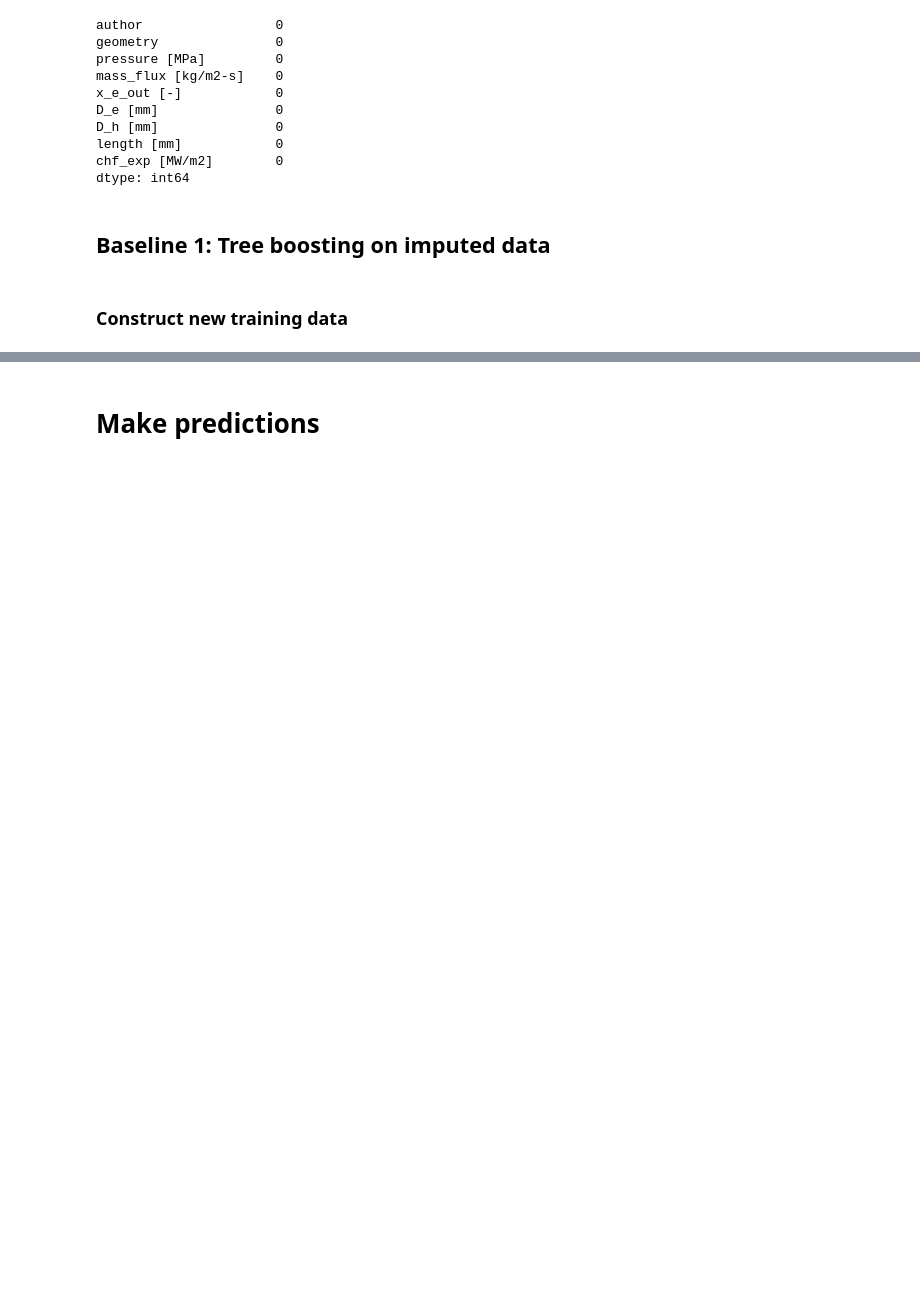
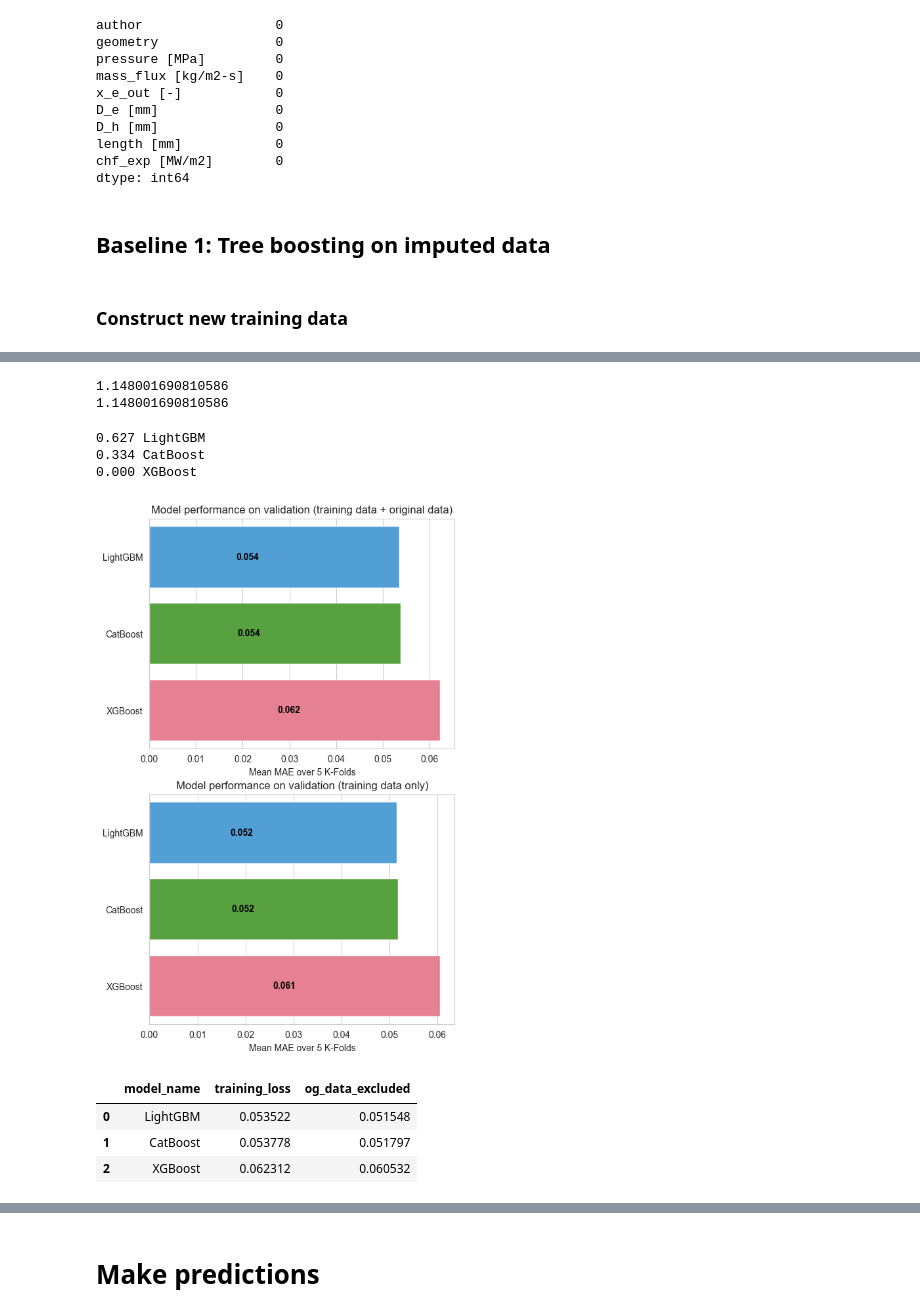
Before and after one commit to mnokno/FeatureImputationHeatFluxDataset, a Jupyter notebook: FeatureImputationHeatFluxDataset/src/FeatureImputationHeatFluxDataset.ipynb, the cells around one changed output, grey strips where cells are left out. Cells and saved outputs as stored; diff of their text form; code cells hidden in the pictures; blank space fills up the shorter version.

Commit message:
created optimized ensemble

```diff
--- a/FeatureImputationHeatFluxDataset/src/FeatureImputationHeatFluxDataset.ipynb
+++ b/FeatureImputationHeatFluxDataset/src/FeatureImputationHeatFluxDataset.ipynb
@@ -458,5 +526,3 @@ def train(model_type):
         print(f'Fold {fold} loss: {loss}')
     print(f'Mean loss: {np.array(losses).mean()}')
     return losses, pipelines, idx_vls
-# %%
-losses, pipelines, eval_sets = train('LightGBM')
@@ -494,0 +529,2 @@ Mean loss: 0.05359172366198833
+# %%
+supported_models = ['LightGBM', 'CatBoost', 'XGBoost']
@@ -494,0 +597,76 @@ Mean loss: 0.05359172366198833
+# %%
+# Set initial weights
+model_weights = np.array([0.5, 0.2, 0.1, 0, 0, 0, 0, 0.1, 0, 0, 0])
+# Define the optimization bounds
+bounds = [(0, 1)] * len(model_weights)
+
+# Define the optimization function
+res = minimize(eval_assembly_on_validation, model_weights, method='nelder-mead', bounds=bounds)
+# Print the optimized weights
+optimal_model_weights = res.x
+print(optimal_model_weights.sum())
+#optimal_model_weights = optimal_model_weights / np.sum(optimal_model_weights, axis=0, keepdims=True)
+print(optimal_model_weights.sum())
+# %% [output]
+1.148001690810586
+1.148001690810586
+# %%
+df_optimal_model_weights = {'model_name': [], 'weight': []}
+for i in range(len(model_predictions_on_validation['model_name'])):
+    df_optimal_model_weights['model_name'].append(model_predictions_on_validation['model_name'][i])
+    df_optimal_model_weights['weight'].append(optimal_model_weights[i])
+    print(f"{optimal_model_weights[i]:.3f} {model_predictions_on_validation['model_name'][i]}")
+df_optimal_model_weights = pd.DataFrame(df_optimal_model_weights)
+# %% [output]
+0.627 LightGBM
+0.334 CatBoost
+0.000 XGBoost
+# %%
+performance_data = {'model_name': [], 'training_loss': [], 'og_data_excluded': []}
+def get_loss(pipelines, eval_sets_idx):
+    losses = []
+
+    for pipeline, eval_set in zip(pipelines, eval_sets_idx):
+        dev = df_train.iloc[eval_set[eval_set < 15281]]
+        X_dev = dev.drop('x_e_out', axis=1)
+        y_dev = dev['x_e_out']
+        prediction = pipeline.predict(X_dev)
+
+        loss = mean_absolute_error(y_dev, prediction)
+        losses.append(loss)
+
+    return np.array(losses).mean()
+
+for model_name in supported_models:
+    performance_data['model_name'].append(model_name)
+    performance_data['training_loss'].append(np.array(train_results[f'{model_name}_losses']).mean())
+    performance_data['og_data_excluded'].append(get_loss(train_results[f'{model_name}_pipelines'], train_results[f'{model_name}_eval_sets']))
+performance_data = pd.DataFrame(performance_data)
+# %%
+loss_eval_types: list[str] = ['training_loss', 'og_data_excluded']
+fig, axes = plt.subplots(nrows=len(loss_eval_types), ncols=1, figsize=(6, 10))
+axes = axes.flatten()
+
+palette = sns.color_palette("husl", n_colors=len(performance_data))
+palette_reversed = palette[::-1]
+titles = ['Model performance on validation (training data + original data)',
+          'Model performance on validation (training data only)']
+
+for ax_index, loss_eval_type in enumerate(loss_eval_types):
+    performance_data.sort_values(loss_eval_type, ascending=True, inplace=True)
+    sns.barplot(x=loss_eval_type, y='model_name', data=performance_data, ax=axes[ax_index], palette=palette_reversed)
+    for i, v in enumerate(performance_data[loss_eval_type]):
+        axes[ax_index].text(v - 0.03, i, '{:.3f}'.format(v), color='black', fontweight='bold', ha='right', va='center')
+    axes[ax_index].set(ylabel=None)
+    axes[ax_index].set(xlabel="Mean MAE over 5 K-Folds")
+    axes[ax_index].set_title(titles[ax_index])
+plt.show()
+# %% [output]
+[figure, added]
+# %%
+performance_data
+# %% [output]
+|  | model_name | training_loss | og_data_excluded |
+| 0 | LightGBM | 0.053522 | 0.051548 |
+| 1 | CatBoost | 0.053778 | 0.051797 |
+| 2 | XGBoost | 0.062312 | 0.060532 |
```
Also changed, not shown: parts of 20 cells of this notebook, 1 other file.
